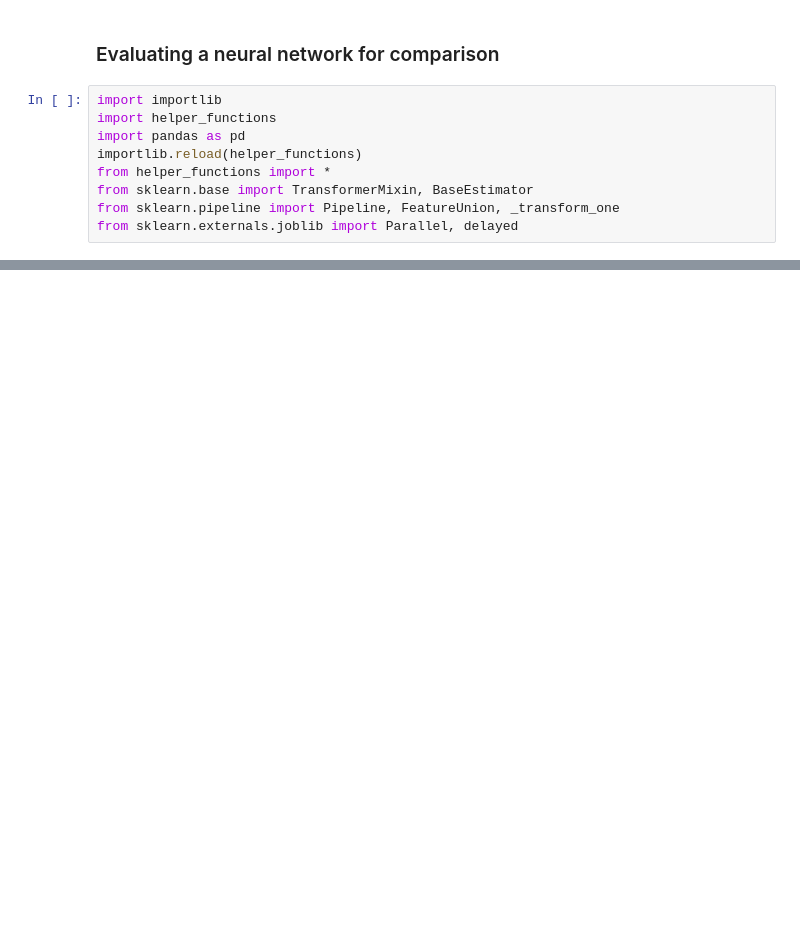
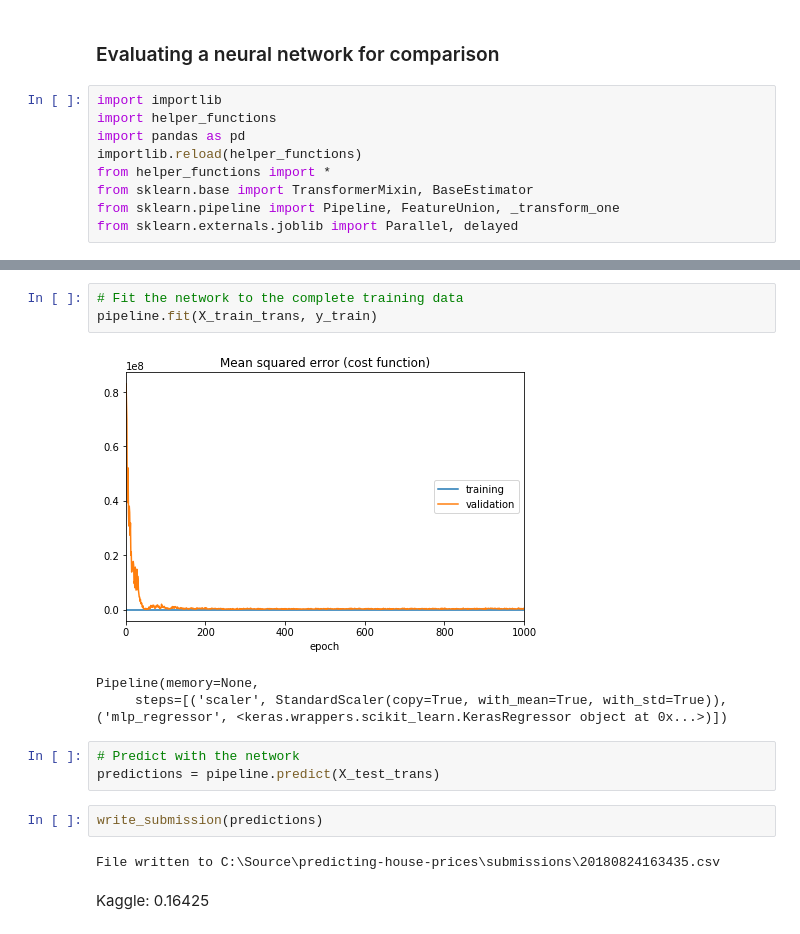
Before and after one commit to huli/predicting-house-prices, a Jupyter notebook: neural_network.ipynb, the cells around one changed output, grey strips where cells are left out. Drawn from its saved outputs; the diff is of its cells as text; blank space fills up the shorter version.

```diff
--- a/neural_network.ipynb
+++ b/neural_network.ipynb
@@ -88,0 +107,16 @@ RMSE (log): 0.15059533867337452
+# %%
+# Fit the network to the complete training data
+pipeline.fit(X_train_trans, y_train)
+# %% [output]
+[figure, added]
+Pipeline(memory=None,
+     steps=[('scaler', StandardScaler(copy=True, with_mean=True, with_std=True)), ('mlp_regressor', <keras.wrappers.scikit_learn.KerasRegressor object at 0x...>)])
+# %%
+# Predict with the network
+predictions = pipeline.predict(X_test_trans)
+# %%
+write_submission(predictions)
+# %% [output]
+File written to C:\Source\predicting-house-prices\submissions\20180824163435.csv
+# %% [markdown]
+Kaggle: 0.16425
```
Also changed, not shown: parts of 8 cells of this notebook, 3 other files.
